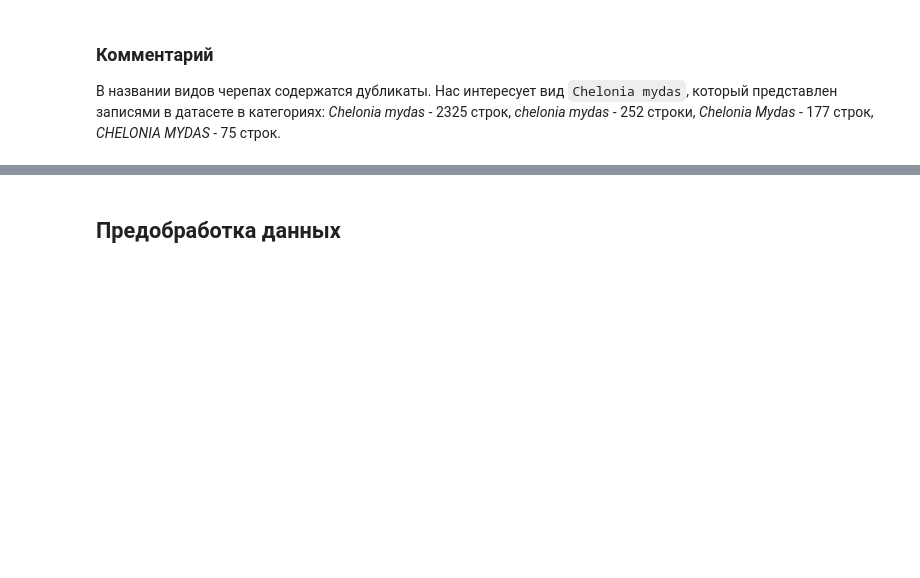
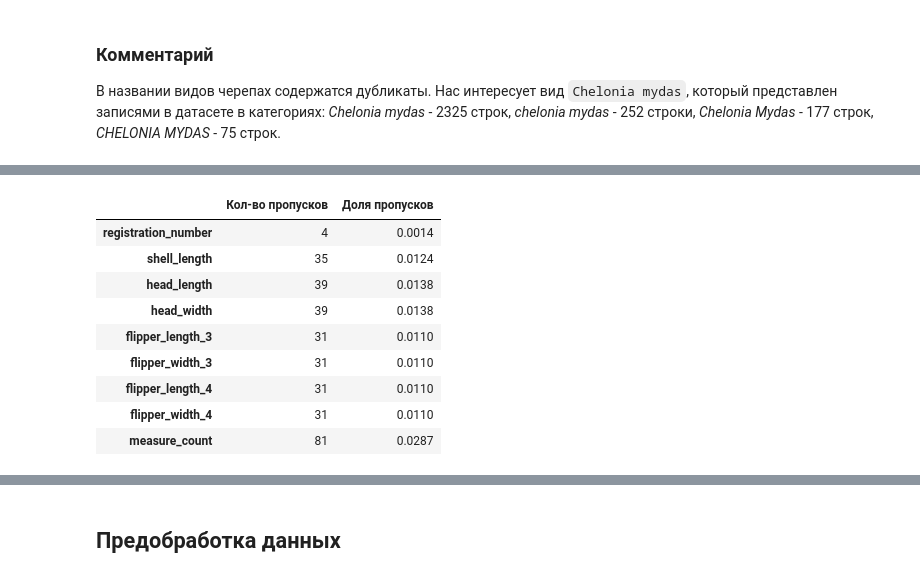
Before and after one commit to TemaQDX/project_turtle, a Jupyter notebook: project_turtle_sprint_10_Artem_Burov.ipynb, the cells around one changed output, grey strips where cells are left out. Cells and saved outputs as stored; diff of their text form; code cells hidden in the pictures; blank space fills up the shorter version.

```diff
--- a/project_turtle_sprint_10_Artem_Burov.ipynb
+++ b/project_turtle_sprint_10_Artem_Burov.ipynb
@@ -177,0 +271,14 @@ Name: count, dtype: int64
+# %%
+df_chelodia_mydas = df_chelodia_mydas.dropna(subset=['weight']).reset_index(drop=True)
+show_missing_stats(df_chelodia_mydas)
+# %% [output]
+|  | Кол-во пропусков | Доля пропусков |
+| registration_number | 4 | 0.0014 |
+| shell_length | 35 | 0.0124 |
+| head_length | 39 | 0.0138 |
+| head_width | 39 | 0.0138 |
+| flipper_length_3 | 31 | 0.0110 |
+| flipper_width_3 | 31 | 0.0110 |
+| flipper_length_4 | 31 | 0.0110 |
+| flipper_width_4 | 31 | 0.0110 |
+| measure_count | 81 | 0.0287 |
```
Also changed, not shown: parts of 18 cells of this notebook.
